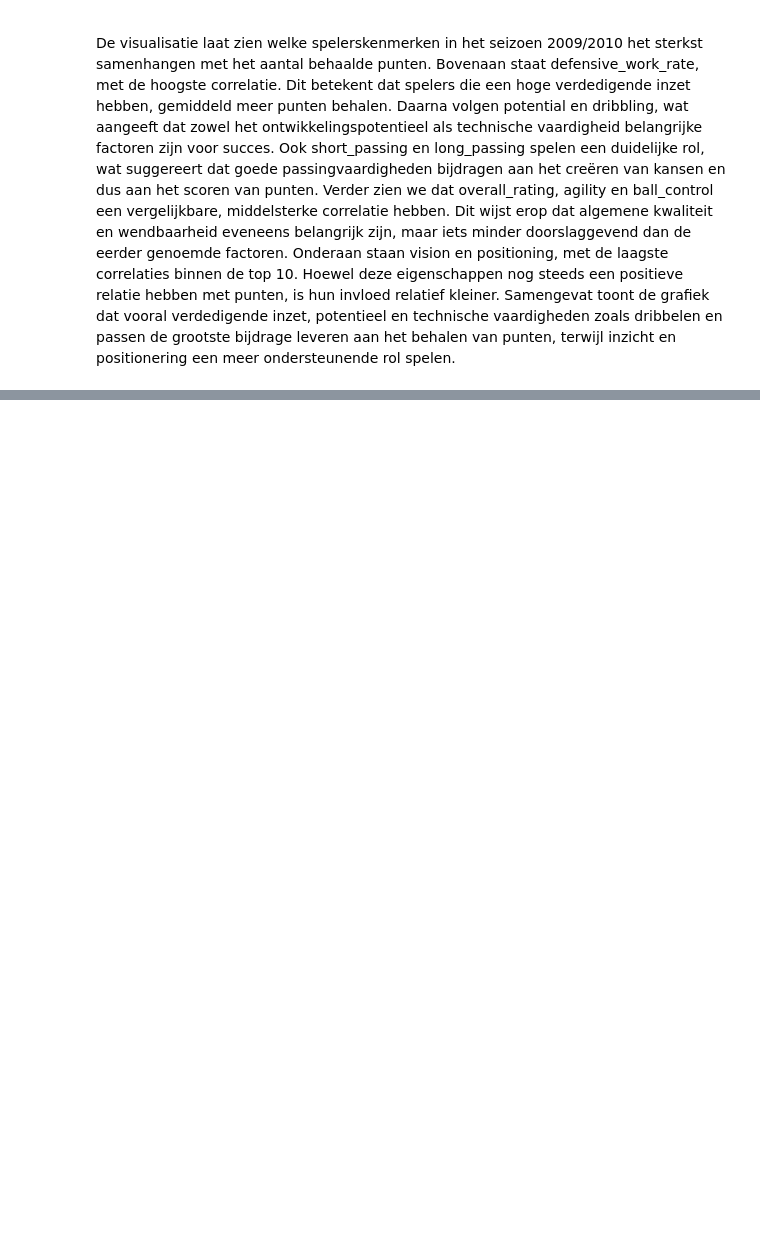
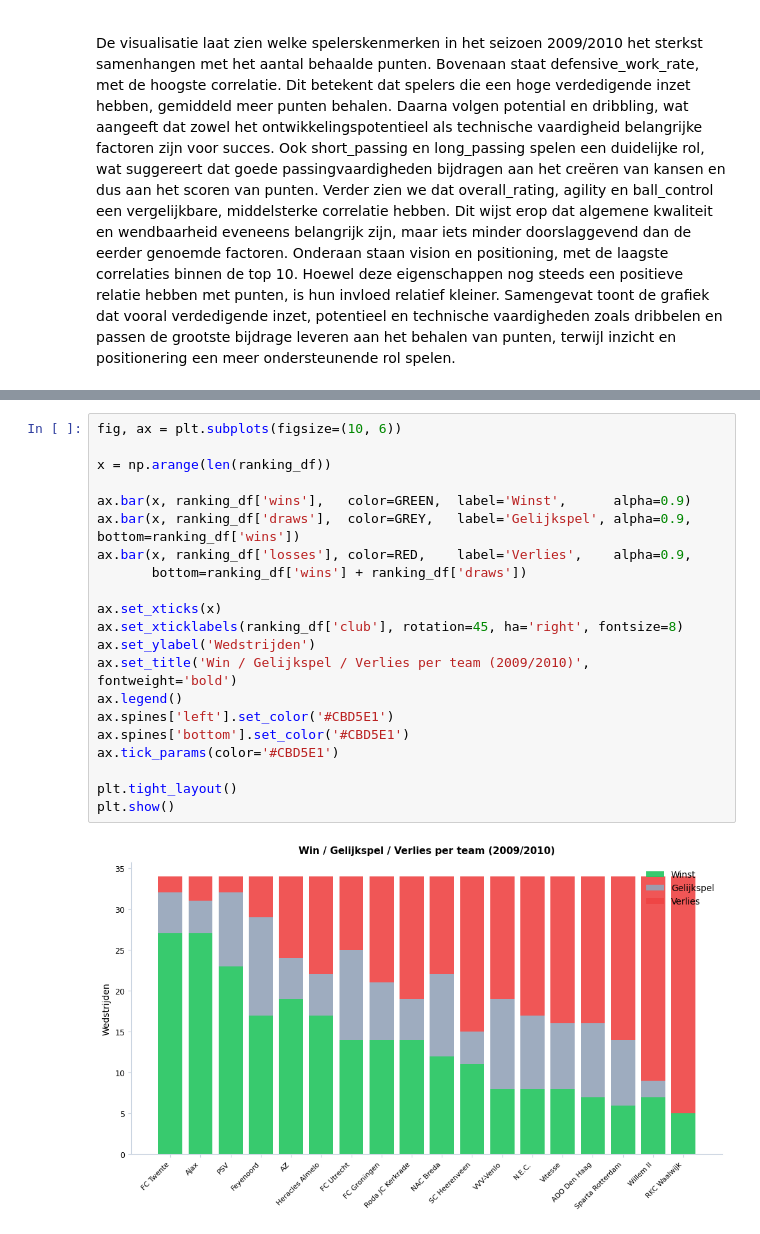
Before and after one commit to EchoinSilences/Datalab2, a Jupyter notebook: Report.ipynb, the cells around one changed output, grey strips where cells are left out. Cells and saved outputs as stored; diff of their text form; blank space fills up the shorter version.

```diff
--- a/Report.ipynb
+++ b/Report.ipynb
@@ -815,0 +924,23 @@ Samengevat toont de grafiek dat vooral verdedigende inzet, potentieel en technis
+# %%
+fig, ax = plt.subplots(figsize=(10, 6))
+
+x = np.arange(len(ranking_df))
+
+ax.bar(x, ranking_df['wins'],   color=GREEN,  label='Winst',      alpha=0.9)
+ax.bar(x, ranking_df['draws'],  color=GREY,   label='Gelijkspel', alpha=0.9, bottom=ranking_df['wins'])
+ax.bar(x, ranking_df['losses'], color=RED,    label='Verlies',    alpha=0.9,
+       bottom=ranking_df['wins'] + ranking_df['draws'])
+
+ax.set_xticks(x)
+ax.set_xticklabels(ranking_df['club'], rotation=45, ha='right', fontsize=8)
+ax.set_ylabel('Wedstrijden')
+ax.set_title('Win / Gelijkspel / Verlies per team (2009/2010)', fontweight='bold')
+ax.legend()
+ax.spines['left'].set_color('#CBD5E1')
+ax.spines['bottom'].set_color('#CBD5E1')
+ax.tick_params(color='#CBD5E1')
+
+plt.tight_layout()
+plt.show()
+# %% [output]
+[figure, added]
```
Also changed, not shown: parts of 8 cells of this notebook.
